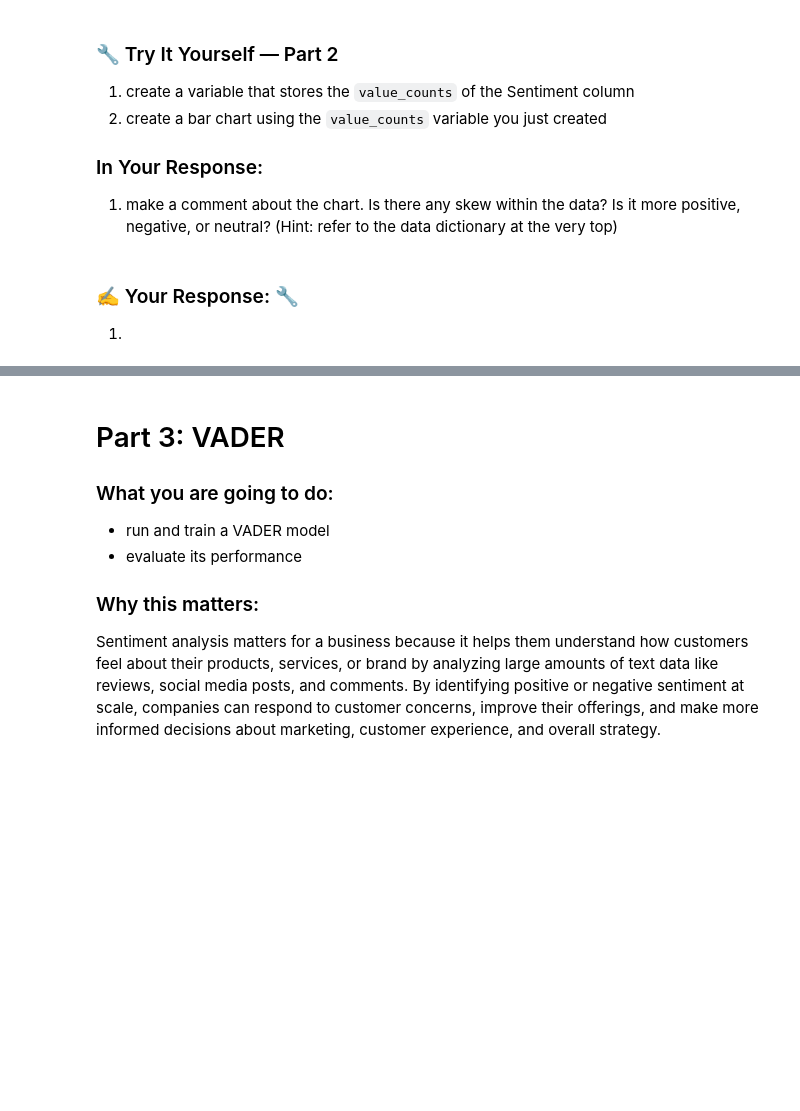
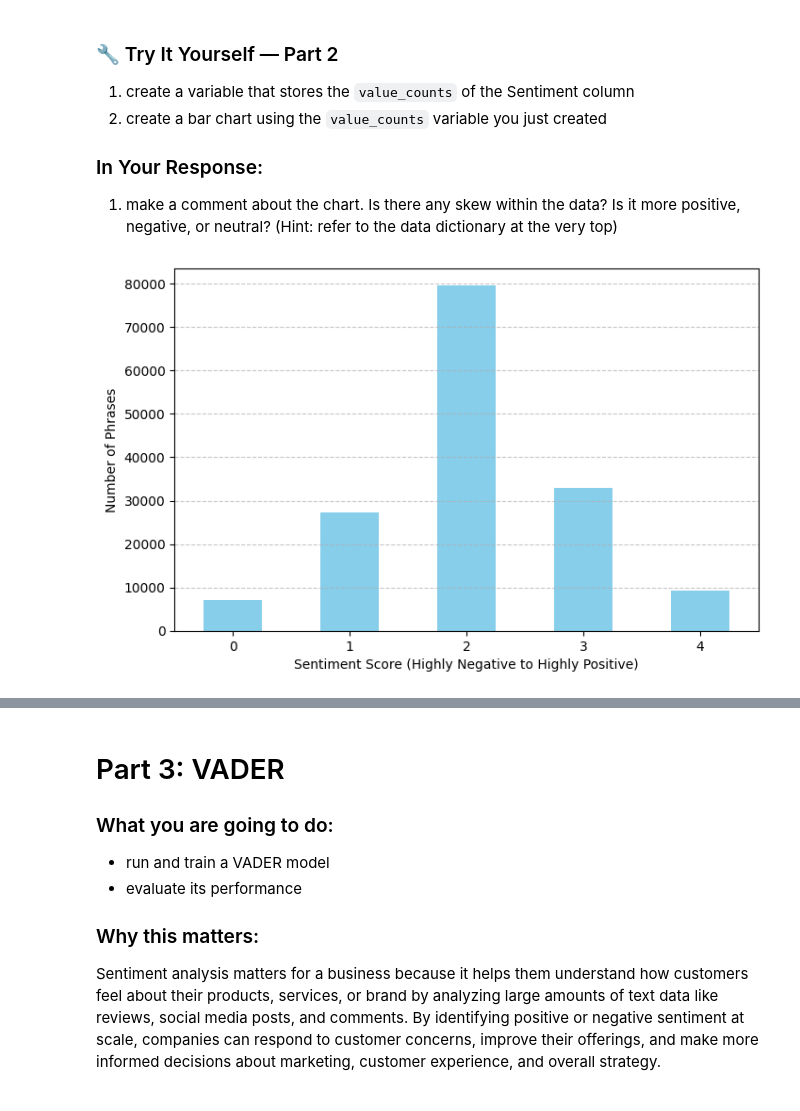
Before and after one commit to thornton330j/IS-4487, a Jupyter notebook: Labs/lab_13_ThorntonJackson.ipynb, the cells around one changed output, grey strips where cells are left out. Saved outputs shown, nothing was run; the diff lists cells and outputs as text; code cells hidden in the pictures; blank space fills up the shorter version.

```diff
--- a/Labs/lab_13_ThorntonJackson.ipynb
+++ b/Labs/lab_13_ThorntonJackson.ipynb
@@ -98,3 +106,14 @@ In the dataset you'll notice that each phrase has a sentiment score. These score
-# %% [markdown]
-### ✍️ Your Response: 🔧
-1.
+# %%
+# Add code here 🔧
+sentiment_counts = df['Sentiment'].value_counts().sort_index()
+
+# Create the bar chart
+plt.figure(figsize=(8, 5))
+sentiment_counts.plot(kind='bar', color='skyblue')
+plt.xlabel('Sentiment Score (Highly Negative to Highly Positive)')
+plt.ylabel('Number of Phrases')
+plt.xticks(rotation=0)
+plt.grid(axis='y', linestyle='--', alpha=0.7)
+plt.show()
+# %% [output]
+[figure, added]
```
Also changed, not shown: parts of 17 cells of this notebook.
